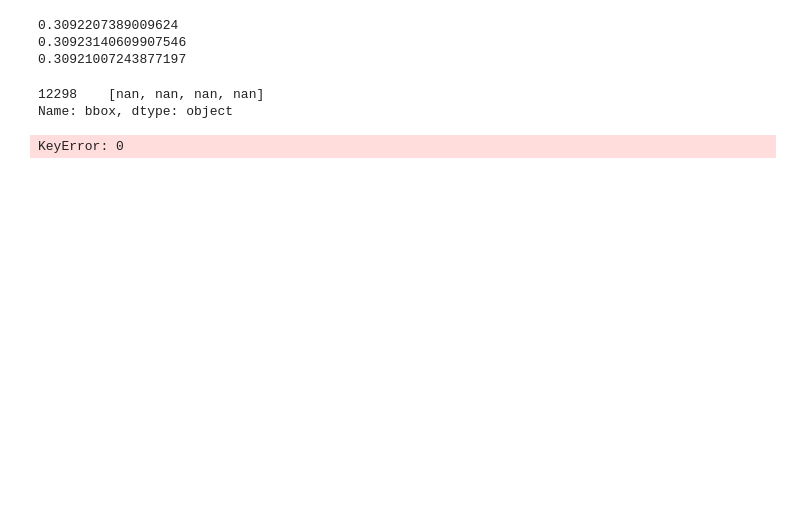
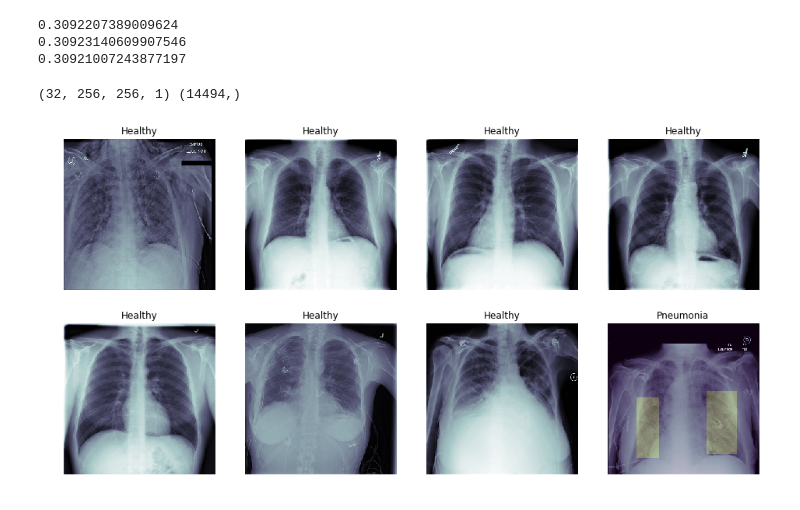
Before and after one commit to jsreid13/syde677-project, a Jupyter notebook: scripts/deepnet.ipynb, the cells around one changed output. Cells and saved outputs as stored; diff of their text form; code cells hidden in the pictures; blank space fills up the shorter version.

```diff
--- a/scripts/deepnet.ipynb
+++ b/scripts/deepnet.ipynb
@@ -180,8 +192,8 @@ class generator(Sequence):
         # create empty mask
         msk = np.zeros(img.shape)
         # if image contains pneumonia
-        boxes = self.df.loc[self.df['patientId'] == pid]['bbox']
-        if boxes:
+        boxes = self.df.loc[self.df['patientId'] == pid]['bbox'].tolist()
+        if all(boxes[0]):
             # loop through pneumonia
             for box in boxes:
                 # add 1's at the location of the pneumonia
@@ -244,42 +285,44 @@ class generator(Sequence):
 # %%
-print(grouped_bbox_df.loc[grouped_bbox_df['patientId'] == '7dd3bda8-4887-4621-8d9d-4638f7e8aed8']['bbox'])
+# @hidden_cell
+box = grouped_bbox_df.loc[grouped_bbox_df['patientId'] == '7dd3bda8-4887-4621-8d9d-4638f7e8aed8']['bbox'].values[0]
 folder = '../input/stage_1_train_images'
 train_gen = generator(folder,
                       grouped_bbox_df,
                       train_ids,
                       batch_size=32,
                       image_size=256,
                       do_shuffle=True,
                       augment=True,
                       predict=False
                       )
 valid_gen = generator(folder,
                       grouped_bbox_df,
                       valid_ids,
                       batch_size=32,
                       image_size=256,
                       do_shuffle=True,
                       augment=True,
                       predict=False
                       )
 
 # Get a sample output from the generator to analyze
-train_src, train_tar = train_gen.__getitem__(2)
-valid_src, valid_tar = next(valid_gen)
+train_src, train_msk = train_gen.__getitem__(2)
+valid_src, valid_msk = valid_gen.__getitem__(2)
 
 # Display the sample
 print(train_src.shape, train_tar.shape)
 fig, m_axs = plt.subplots(2, 4, figsize=(16, 8))
-for (c_x, c_y, c_ax) in zip(train_src, train_tar, m_axs.flatten()):
-    c_ax.imshow(c_x[:, :, 0], cmap='bone')
+for (source, mask, ax) in zip(train_src, train_msk, m_axs.flatten()):
+    ax.imshow(source[:, :, 0], cmap='bone')
     title = ''
-    if c_x == c_y:
+    if (mask==0).all():
+        # If the mask is all 0 then there's no pneumonia
         title = 'Healthy'
     else:
         title = 'Pneumonia'
-    c_ax.set_title('%s' % title)
-    c_ax.axis('off')
+        ax.imshow(mask[:,:,0], alpha=0.2)
+    ax.set_title('%s' % title)
+    ax.axis('off')
 # %% [output]
-12298    [nan, nan, nan, nan]
-Name: bbox, dtype: object
+(32, 256, 256, 1) (14494,)
-KeyError: 0
+[figure, added]
```
Also changed, not shown: parts of 11 cells of this notebook.
